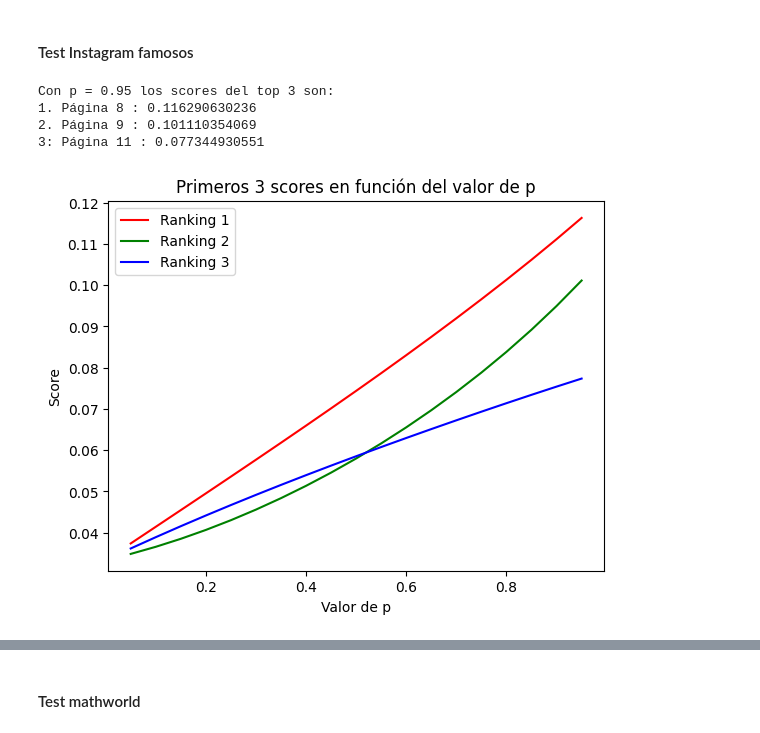
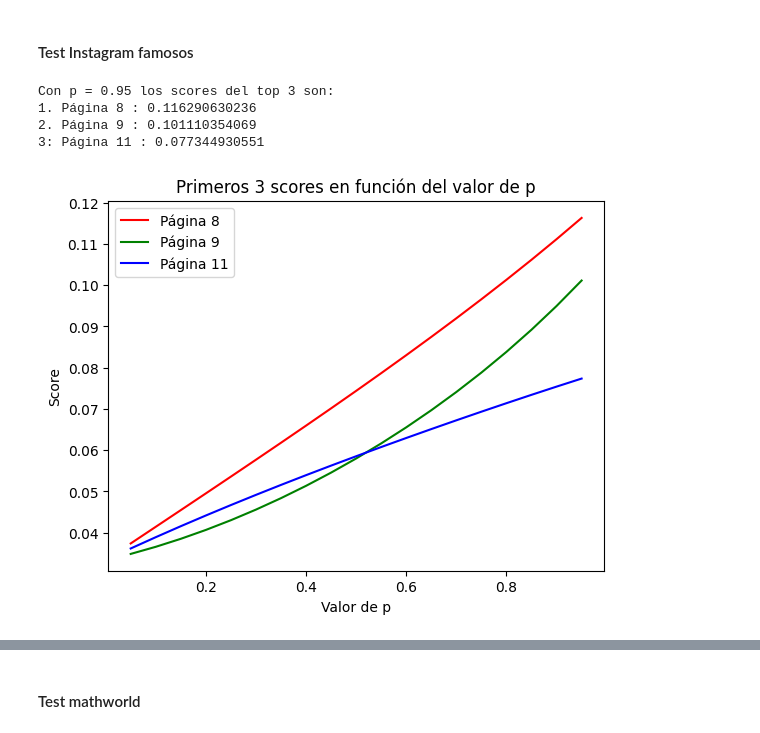
Before and after one commit to r3ch1rd/TP1alc, a Jupyter notebook: grupo_XX_TP1.ipynb, the cells around one changed output, grey strips where cells are left out. Saved outputs shown, nothing was run; the diff lists cells and outputs as text; code cells hidden in the pictures.

```diff
--- a/grupo_XX_TP1.ipynb
+++ b/grupo_XX_TP1.ipynb
@@ -449,20 +449,20 @@ for value in variacion_p:
 # %%
 print('Con p = 0.95 los scores del top 3 son:')
 print('1.', 'Página', pagina_top1+1, ':', scr[pagina_top1], '\n' + '2.','Página', pagina_top2+1, ':', scr[pagina_top2], '\n' + '3:','Página', pagina_top3+1, ':', scr[pagina_top3])
 
 fig, ax = plt.subplots()
 plt.title("Primeros 3 scores en función del valor de p")
 plt.xlabel('Valor de p')
 plt.ylabel('Score')
-ax.plot(variacion_p,scr_1, label = "Ranking 1", color='red')
-ax.plot(variacion_p,scr_2, label = 'Ranking 2', color='green')
-ax.plot(variacion_p,scr_3, label = 'Ranking 3', color='blue')
+ax.plot(variacion_p,scr_1, label = 'Página 8', color='red')
+ax.plot(variacion_p,scr_2, label = 'Página 9', color='green')
+ax.plot(variacion_p,scr_3, label = 'Página 11', color='blue')
 ax.legend()
 plt.show()
 # %% [output]
 Con p = 0.95 los scores del top 3 son:
 1. Página 8 : 0.116290630236
 2. Página 9 : 0.101110354069
 3: Página 11 : 0.077344930551
-[figure, old version]
+[figure, new version]
 # %% [markdown]
```
Also changed, not shown: parts of 11 cells of this notebook.
